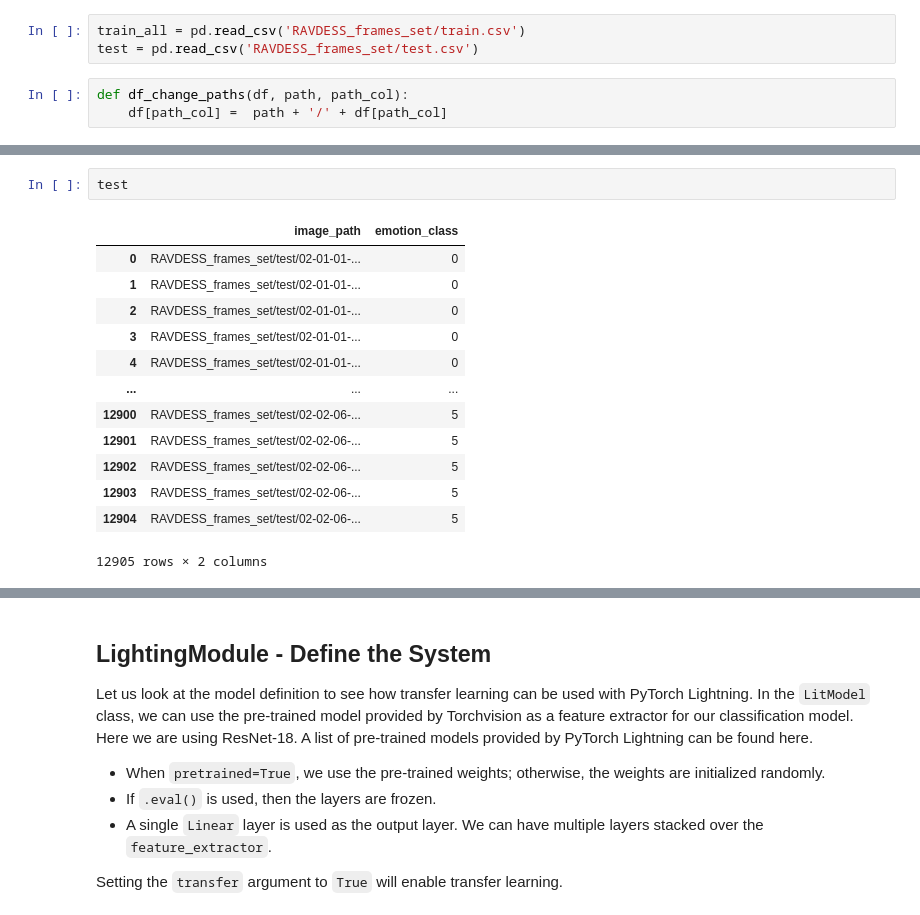
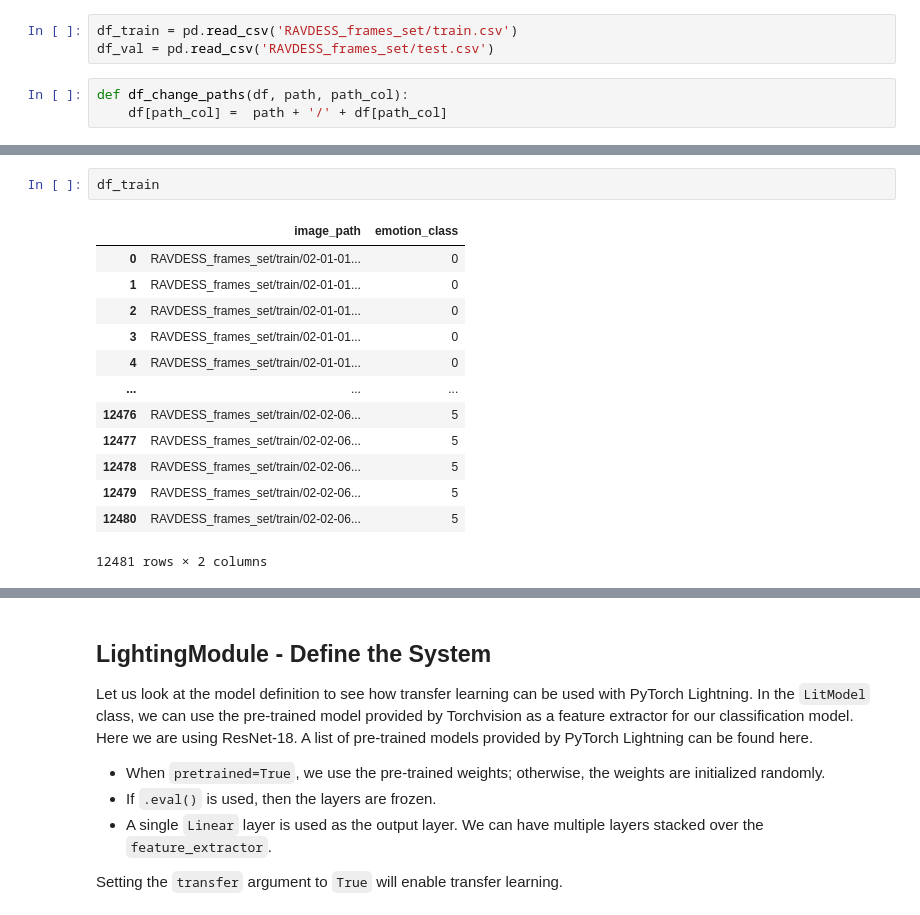
Before and after one commit to medphisiker/emotion_rec, a Jupyter notebook: face_emotion_classifier.ipynb, the cells around one changed output, grey strips where cells are left out. Saved outputs shown, nothing was run; the diff lists cells and outputs as text.

```diff
--- a/face_emotion_classifier.ipynb
+++ b/face_emotion_classifier.ipynb
@@ -218,8 +203,8 @@ class ClassificationDataModule(pl.LightningDataModule):
 # %% [markdown]
 ## Загрузка данных
 # %%
-train_all = pd.read_csv('RAVDESS_frames_set/train.csv')
-test = pd.read_csv('RAVDESS_frames_set/test.csv')
+df_train = pd.read_csv('RAVDESS_frames_set/train.csv')
+df_val = pd.read_csv('RAVDESS_frames_set/test.csv')
 # %%
 def df_change_paths(df, path, path_col):
     df[path_col] =  path + '/' + df[path_col]
@@ -250,16 +219,16 @@ train_all
-# %%
-test
-# %% [output]
-|  | image_path | emotion_class |
-| 0 | RAVDESS_frames_set/test/02-01-01-... | 0 |
-| 1 | RAVDESS_frames_set/test/02-01-01-... | 0 |
-| 2 | RAVDESS_frames_set/test/02-01-01-... | 0 |
-| 3 | RAVDESS_frames_set/test/02-01-01-... | 0 |
-| 4 | RAVDESS_frames_set/test/02-01-01-... | 0 |
-| ... | ... | ... |
-| 12900 | RAVDESS_frames_set/test/02-02-06-... | 5 |
-| 12901 | RAVDESS_frames_set/test/02-02-06-... | 5 |
-| 12902 | RAVDESS_frames_set/test/02-02-06-... | 5 |
-| 12903 | RAVDESS_frames_set/test/02-02-06-... | 5 |
-| 12904 | RAVDESS_frames_set/test/02-02-06-... | 5 |
-12905 rows × 2 columns
+# %%
+df_train
+# %% [output]
+|  | image_path | emotion_class |
+| 0 | RAVDESS_frames_set/train/02-01-01... | 0 |
+| 1 | RAVDESS_frames_set/train/02-01-01... | 0 |
+| 2 | RAVDESS_frames_set/train/02-01-01... | 0 |
+| 3 | RAVDESS_frames_set/train/02-01-01... | 0 |
+| 4 | RAVDESS_frames_set/train/02-01-01... | 0 |
+| ... | ... | ... |
+| 12476 | RAVDESS_frames_set/train/02-02-06... | 5 |
+| 12477 | RAVDESS_frames_set/train/02-02-06... | 5 |
+| 12478 | RAVDESS_frames_set/train/02-02-06... | 5 |
+| 12479 | RAVDESS_frames_set/train/02-02-06... | 5 |
+| 12480 | RAVDESS_frames_set/train/02-02-06... | 5 |
+12481 rows × 2 columns
```
Also changed, not shown: parts of 48 cells of this notebook.
